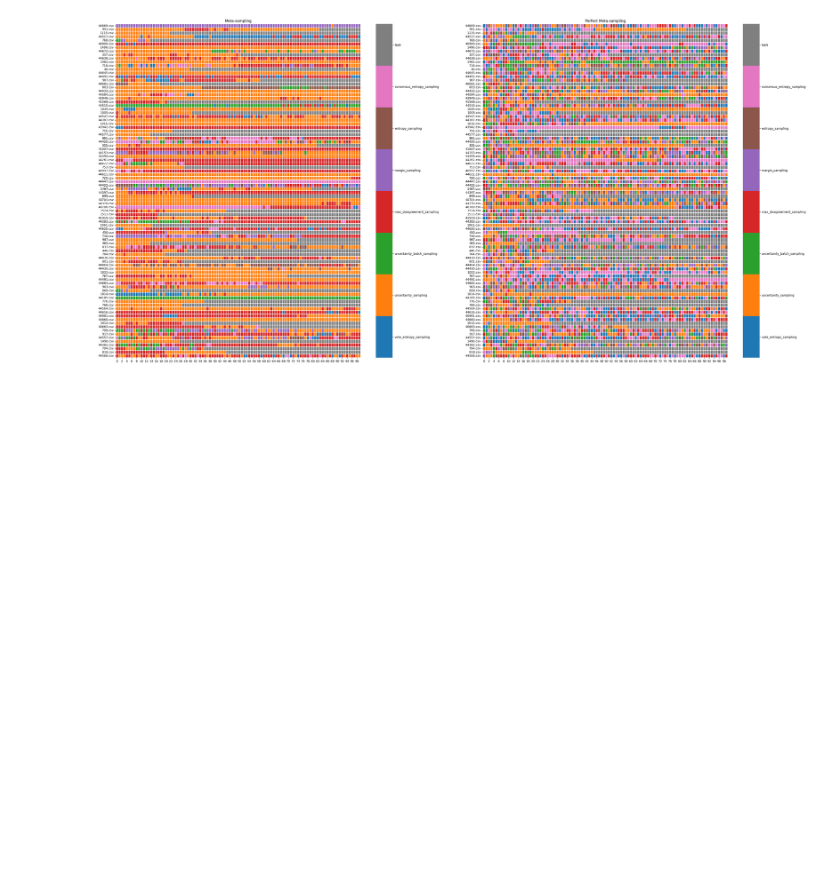
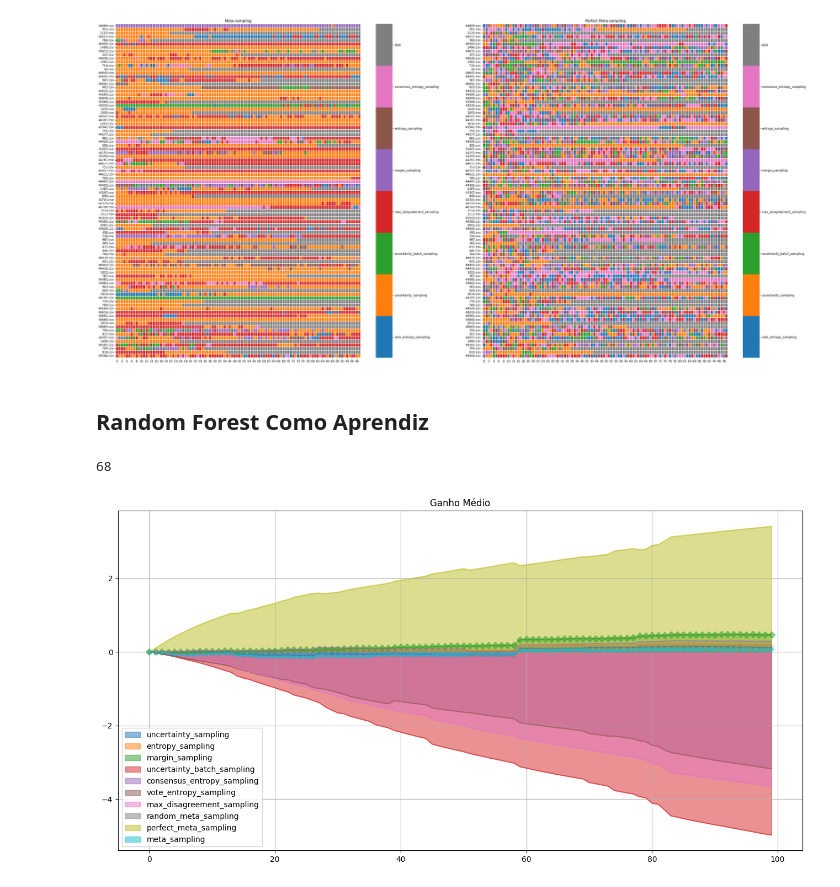
Before and after one commit to gscnogueira/meta-active-learning, a Jupyter notebook: notebooks/experiments/query_strategies_comparisson.ipynb, the cells around one changed output. Saved outputs shown, nothing was run; the diff lists cells and outputs as text; code cells hidden in the pictures; blank space fills up the shorter version.

```diff
--- a/notebooks/experiments/query_strategies_comparisson.ipynb
+++ b/notebooks/experiments/query_strategies_comparisson.ipynb
@@ -144,3 +146,16 @@ summary_graph(svc_results)
 plot_heat_maps(svc_results)
 # %% [output]
 [figure]
+# %% [markdown]
+## Random Forest Como Aprendiz
+# %%
+RF = 'RandomForest'
+
+rf_results = !find $RESULTS_DIR -type f | grep $RF
+len(rf_results)
+# %% [output]
+68
+# %%
+summary_graph(rf_results)
+# %% [output]
+[figure, added]
```
Also changed, not shown: parts of 5 cells of this notebook.
